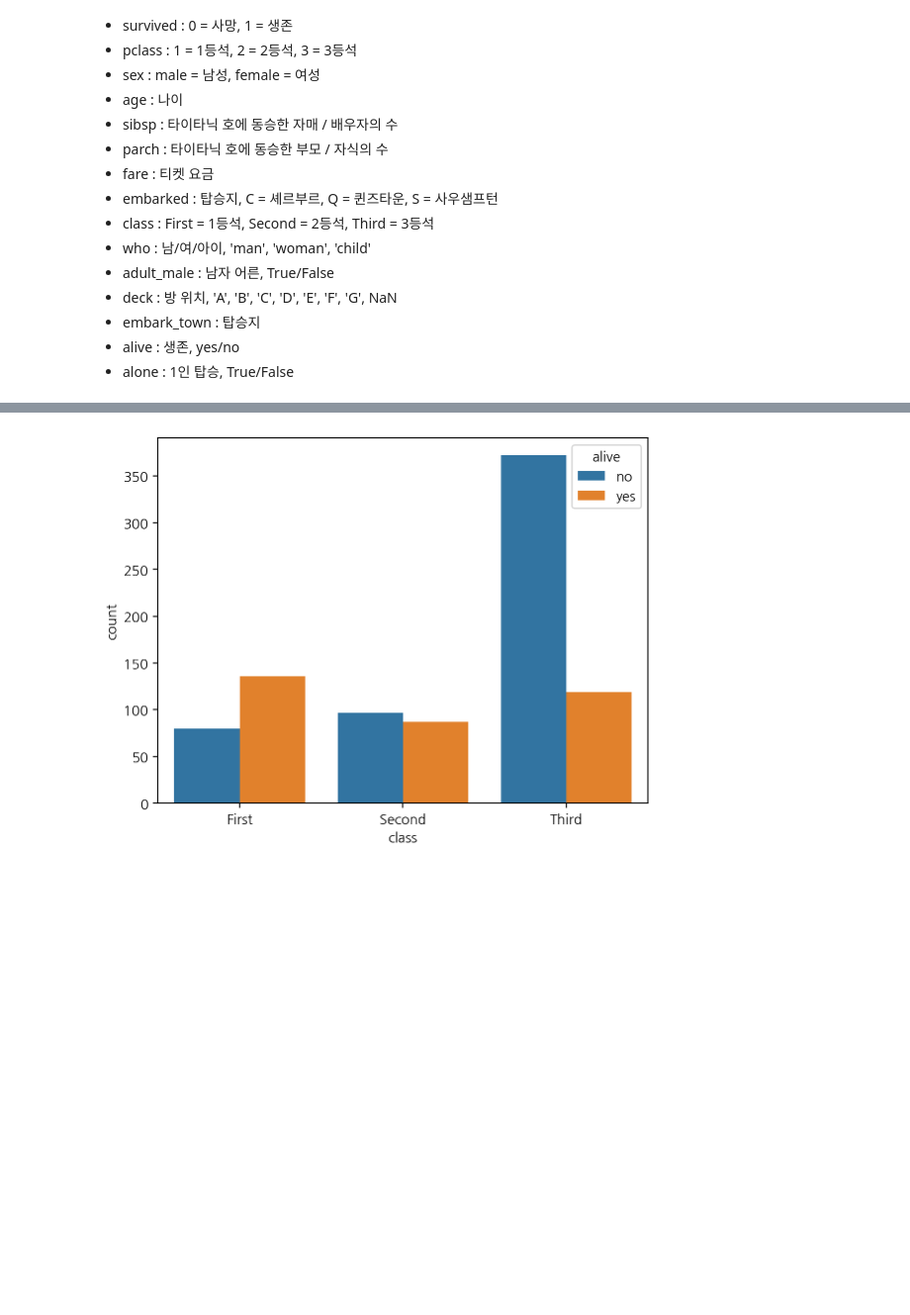
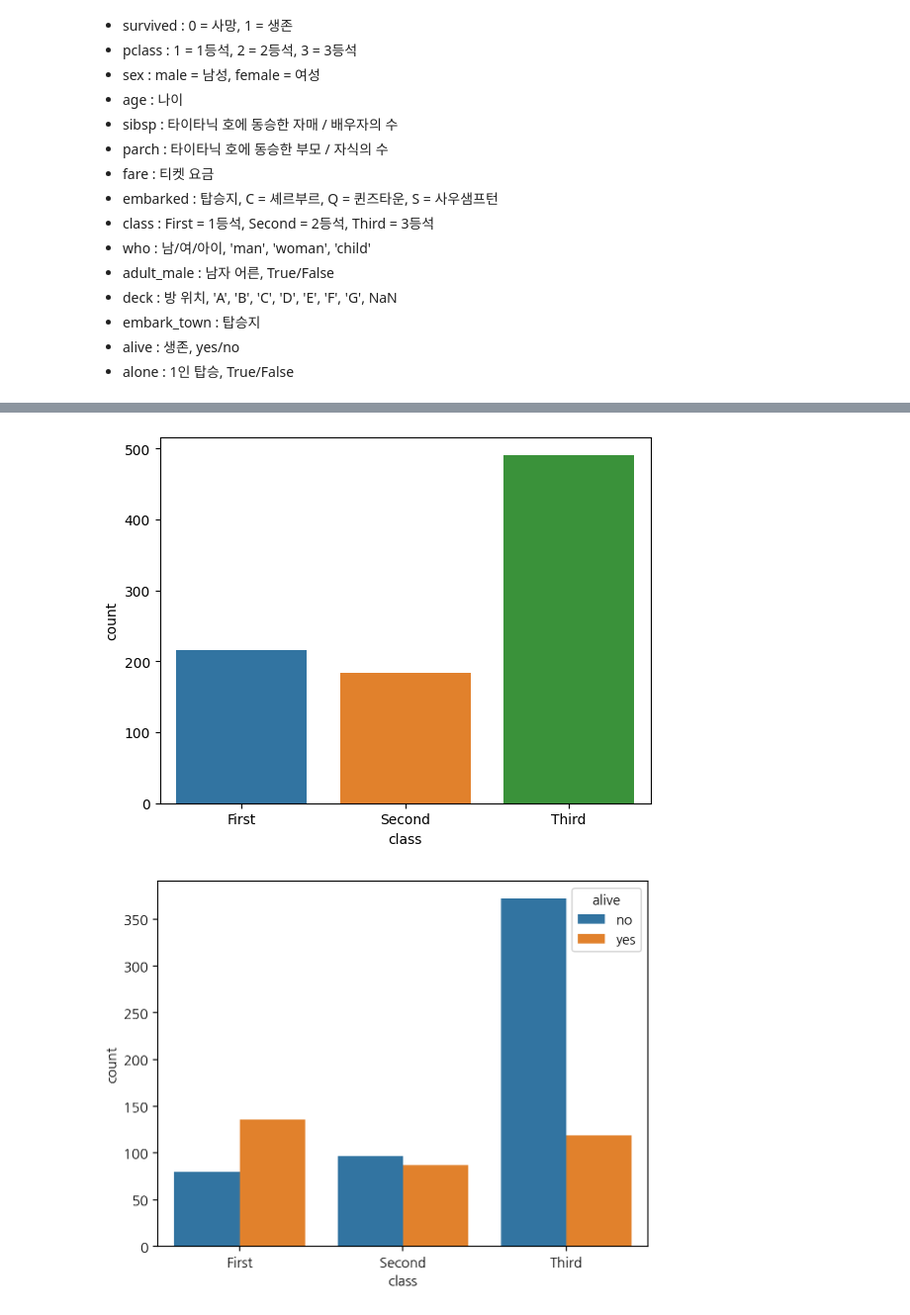
Before and after one commit to ai7dnn/2024-1-my-BDA, a Jupyter notebook: inclass/02w_0318_mon_dataframe_basic.ipynb, the cells around one changed output, grey strips where cells are left out. Shown: that part at 99% size. Cells and saved outputs as stored; diff of their text form; code cells hidden in the pictures; blank space fills up the shorter version.

```diff
--- a/inclass/02w_0318_mon_dataframe_basic.ipynb
+++ b/inclass/02w_0318_mon_dataframe_basic.ipynb
@@ -111,3 +111,7 @@ sns.countplot(titanic, x = 'class');
+# %%
+sns.countplot(titanic, x = 'class', hue='class');
+# %% [output]
+[figure, added]
 # %%
 sns.countplot(data = titanic, x = 'class', hue = 'alive');  # x축 class, alive별 색 표현
 # %% [output]
```
Also changed, not shown: parts of 14 cells of this notebook.
